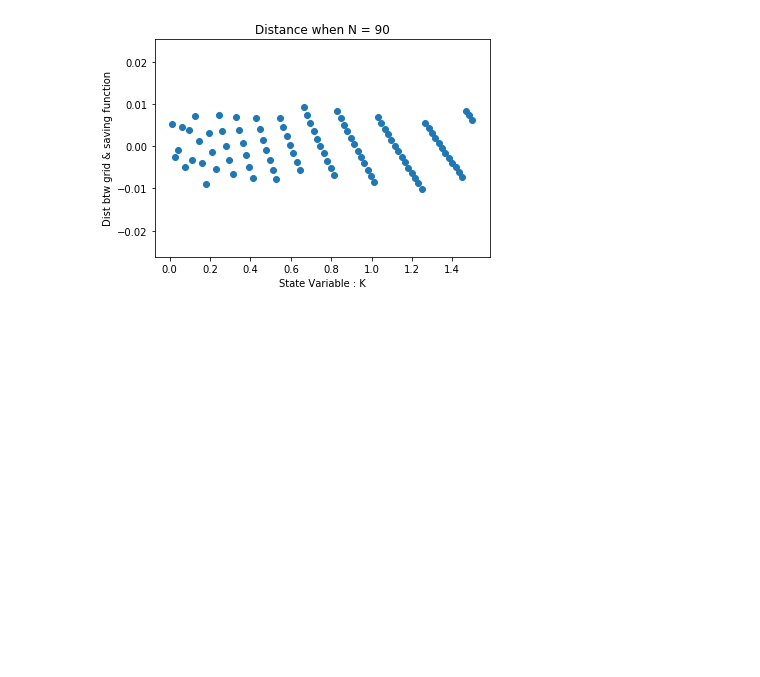
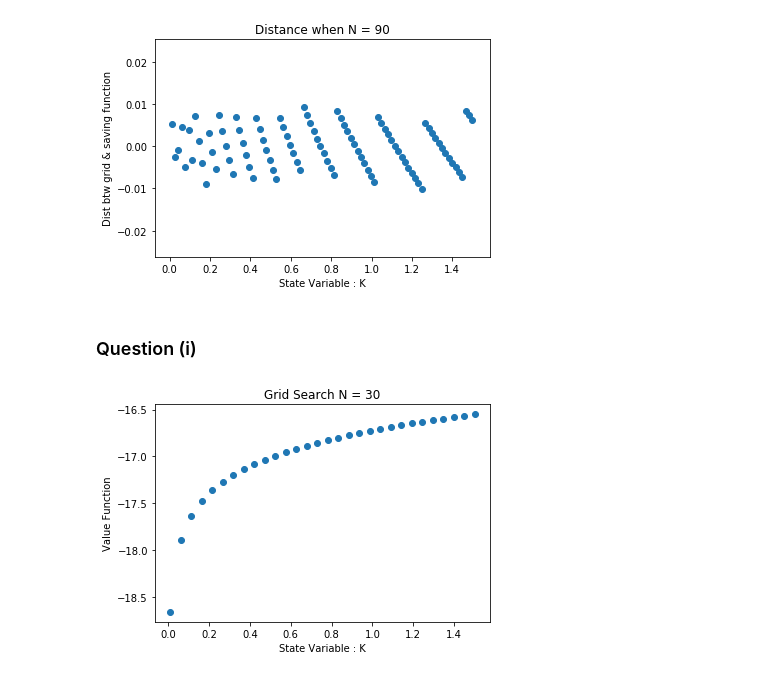
Before and after one commit to Ian-Jaeyeon-Kim/macro-dynamic-programming, a Jupyter notebook: macro_hw1.ipynb, the cells around one changed output. Drawn from its saved outputs; the diff is of its cells as text; code cells hidden in the pictures; blank space fills up the shorter version.

```diff
--- a/macro_hw1.ipynb
+++ b/macro_hw1.ipynb
@@ -48,7 +48,7 @@ validator(a, b)
 # %% [markdown]
 ## 2. grid search construct
 # %%
-grid_num = 90 #grid의 갯수 지정해준다
+grid_num = 30 #grid의 갯수 지정해준다
 grid = gridmaker(0.01 , 1.5, grid_num)
 # %% [markdown]
 ### solve the problem w/ given sample of gird
@@ -284,3 +284,5 @@ plt.title('Distance when N = 90')
 plt.show()
 # %% [output]
 [figure]
+# %% [markdown]
+### Question (i)
@@ -286,0 +291,8 @@ plt.show()
+# %%
+plt.plot(grid, V_old, 'o')
+plt.xlabel('State Variable : K')
+plt.ylabel('Value Function')
+plt.title('Grid Search N = 30')
+plt.show()
+# %% [output]
+[figure, added]
```
Also changed, not shown: parts of 8 cells of this notebook.
